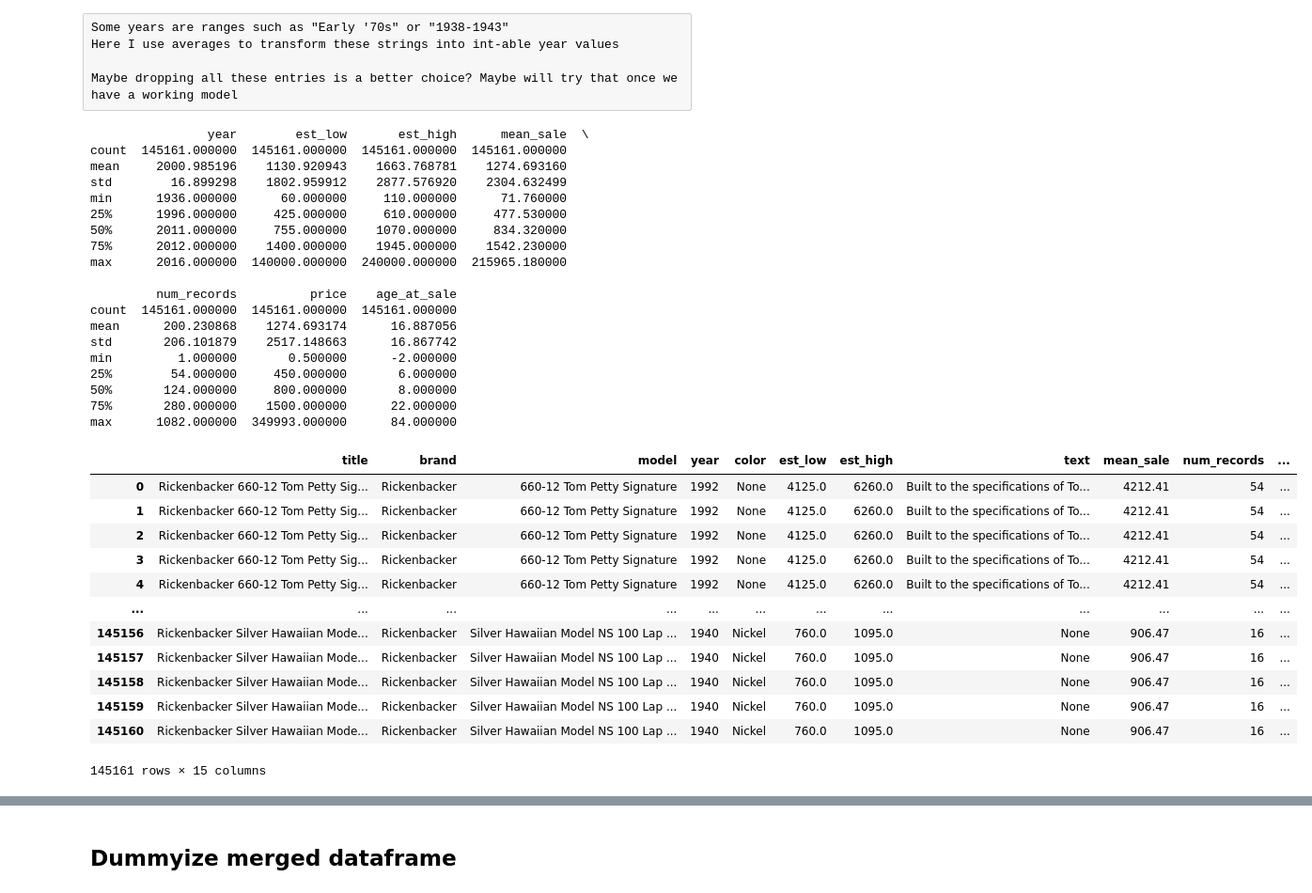
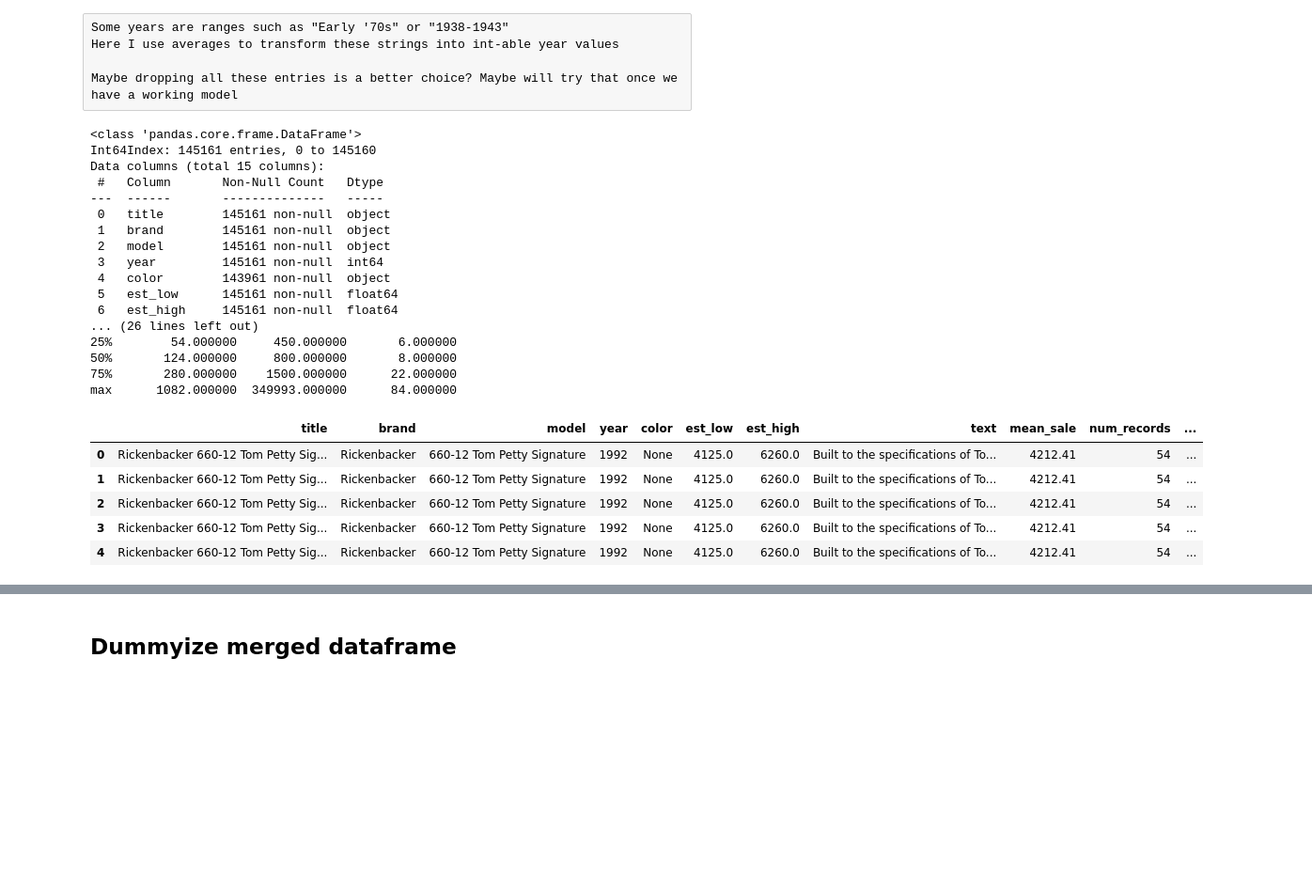
Before and after one commit to n-sweep/galvanize_capstone_2, a Jupyter notebook: exploration.ipynb, the cells around one changed output, grey strips where cells are left out. Shown: that part at 94% size. Saved outputs shown, nothing was run; the diff lists cells and outputs as text; code cells hidden in the pictures; blank space fills up the shorter version.

```diff
--- a/exploration.ipynb
+++ b/exploration.ipynb
@@ -131,42 +131,35 @@ data_df['year'] = data_df['year'].apply(year_to_int)
 # %%
 merge_df = data_df.merge(sales_df, on='title')
 # merge_df = data_df[data_df['year_str'].apply(lambda x: x.isdigit())].merge(sales_df, on='title')  # Uncomment to remove guitars with year ranges
 merge_df['age_at_sale'] = merge_df['date'].apply(lambda x: x.year) - merge_df['year']  # Create 'age_at_sale' column
+#merge_df.dropna(axis=0, subset=['color'],  inplace=True)
+print(merge_df.info())
 print(merge_df.describe())
-merge_df#.head()
+merge_df.head()
 # %% [output]
-                year        est_low       est_high      mean_sale  \
-count  145161.000000  145161.000000  145161.000000  145161.000000
-mean     2000.985196    1130.920943    1663.768781    1274.693160
-std        16.899298    1802.959912    2877.576920    2304.632499
-min      1936.000000      60.000000     110.000000      71.760000
-25%      1996.000000     425.000000     610.000000     477.530000
-50%      2011.000000     755.000000    1070.000000     834.320000
-75%      2012.000000    1400.000000    1945.000000    1542.230000
-max      2016.000000  140000.000000  240000.000000  215965.180000
-
-         num_records          price    age_at_sale
-count  145161.000000  145161.000000  145161.000000
-mean      200.230868    1274.693174      16.887056
-std       206.101879    2517.148663      16.867742
-min         1.000000       0.500000      -2.000000
+<class 'pandas.core.frame.DataFrame'>
+Int64Index: 145161 entries, 0 to 145160
+Data columns (total 15 columns):
+ #   Column       Non-Null Count   Dtype
+---  ------       --------------   -----
+ 0   title        145161 non-null  object
+ 1   brand        145161 non-null  object
+ 2   model        145161 non-null  object
+ 3   year         145161 non-null  int64
+ 4   color        143961 non-null  object
+ 5   est_low      145161 non-null  float64
+ 6   est_high     145161 non-null  float64
+... (26 lines left out)
 25%        54.000000     450.000000       6.000000
 50%       124.000000     800.000000       8.000000
 75%       280.000000    1500.000000      22.000000
 max      1082.000000  349993.000000      84.000000
 |  | title | brand | model | year | color | est_low | est_high | text | mean_sale | num_records | ... |
 | 0 | Rickenbacker 660-12 Tom Petty Sig... | Rickenbacker | 660-12 Tom Petty Signature | 1992 | None | 4125.0 | 6260.0 | Built to the specifications of To... | 4212.41 | 54 | ... |
 | 1 | Rickenbacker 660-12 Tom Petty Sig... | Rickenbacker | 660-12 Tom Petty Signature | 1992 | None | 4125.0 | 6260.0 | Built to the specifications of To... | 4212.41 | 54 | ... |
 | 2 | Rickenbacker 660-12 Tom Petty Sig... | Rickenbacker | 660-12 Tom Petty Signature | 1992 | None | 4125.0 | 6260.0 | Built to the specifications of To... | 4212.41 | 54 | ... |
 | 3 | Rickenbacker 660-12 Tom Petty Sig... | Rickenbacker | 660-12 Tom Petty Signature | 1992 | None | 4125.0 | 6260.0 | Built to the specifications of To... | 4212.41 | 54 | ... |
 | 4 | Rickenbacker 660-12 Tom Petty Sig... | Rickenbacker | 660-12 Tom Petty Signature | 1992 | None | 4125.0 | 6260.0 | Built to the specifications of To... | 4212.41 | 54 | ... |
-| ... | ... | ... | ... | ... | ... | ... | ... | ... | ... | ... | ... |
-| 145156 | Rickenbacker Silver Hawaiian Mode... | Rickenbacker | Silver Hawaiian Model NS 100 Lap ... | 1940 | Nickel | 760.0 | 1095.0 | None | 906.47 | 16 | ... |
-| 145157 | Rickenbacker Silver Hawaiian Mode... | Rickenbacker | Silver Hawaiian Model NS 100 Lap ... | 1940 | Nickel | 760.0 | 1095.0 | None | 906.47 | 16 | ... |
-| 145158 | Rickenbacker Silver Hawaiian Mode... | Rickenbacker | Silver Hawaiian Model NS 100 Lap ... | 1940 | Nickel | 760.0 | 1095.0 | None | 906.47 | 16 | ... |
-| 145159 | Rickenbacker Silver Hawaiian Mode... | Rickenbacker | Silver Hawaiian Model NS 100 Lap ... | 1940 | Nickel | 760.0 | 1095.0 | None | 906.47 | 16 | ... |
-| 145160 | Rickenbacker Silver Hawaiian Mode... | Rickenbacker | Silver Hawaiian Model NS 100 Lap ... | 1940 | Nickel | 760.0 | 1095.0 | None | 906.47 | 16 | ... |
-145161 rows × 15 columns
 # %%
 fig, ax = plt.subplots(figsize=(16,8))
 merge_df['brand'].value_counts().plot(kind='bar', ax=ax)
```
Also changed, not shown: parts of 31 cells of this notebook.
